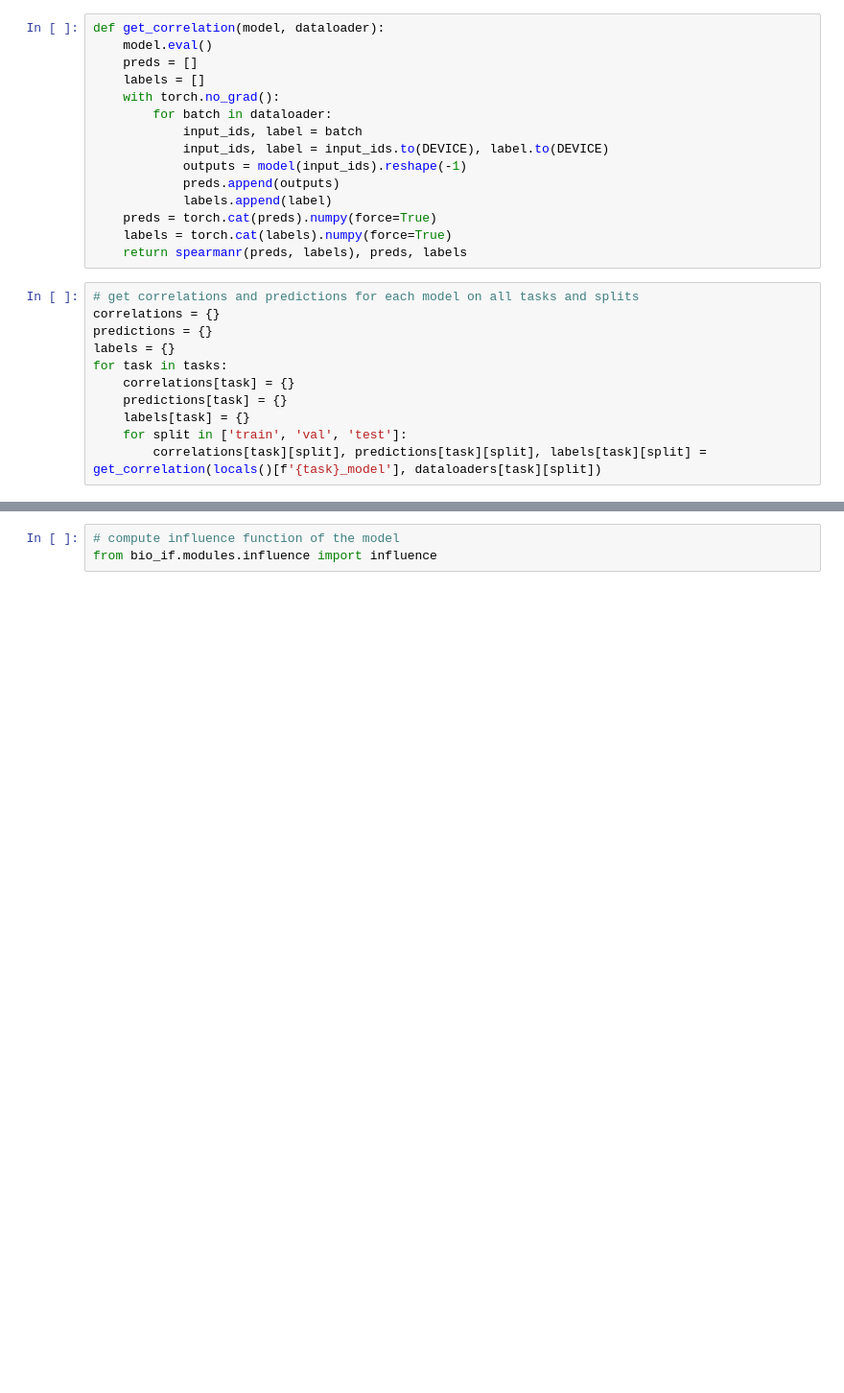
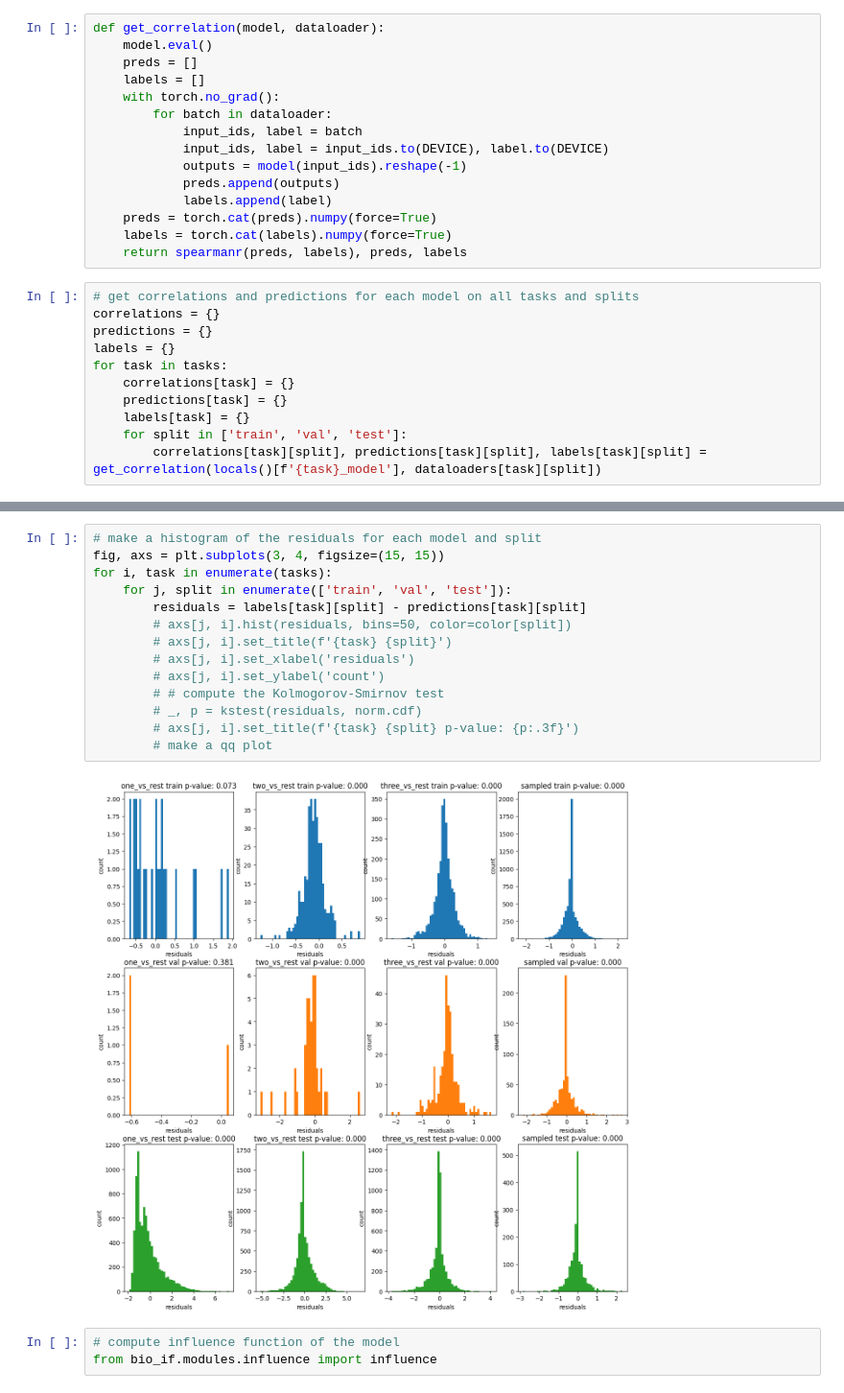
Before and after one commit to Zasder3/bio-if, a Jupyter notebook: private/sampled_gb1_aa_all_splits.ipynb, the cells around one changed output, grey strips where cells are left out. Shown at 96% size. Cells and saved outputs as stored; diff of their text form; blank space fills up the shorter version.

```diff
--- a/private/sampled_gb1_aa_all_splits.ipynb
+++ b/private/sampled_gb1_aa_all_splits.ipynb
@@ -256,3 +256,19 @@ for i, task in enumerate(tasks):
+# %%
+# make a histogram of the residuals for each model and split
+fig, axs = plt.subplots(3, 4, figsize=(15, 15))
+for i, task in enumerate(tasks):
+    for j, split in enumerate(['train', 'val', 'test']):
+        residuals = labels[task][split] - predictions[task][split]
+        # axs[j, i].hist(residuals, bins=50, color=color[split])
+        # axs[j, i].set_title(f'{task} {split}')
+        # axs[j, i].set_xlabel('residuals')
+        # axs[j, i].set_ylabel('count')
+        # # compute the Kolmogorov-Smirnov test
+        # _, p = kstest(residuals, norm.cdf)
+        # axs[j, i].set_title(f'{task} {split} p-value: {p:.3f}')
+        # make a qq plot
+# %% [output]
+[figure, added]
 # %%
 # compute influence function of the model
 from bio_if.modules.influence import influence
```
Also changed, not shown: parts of 15 cells of this notebook, 8 other files.
